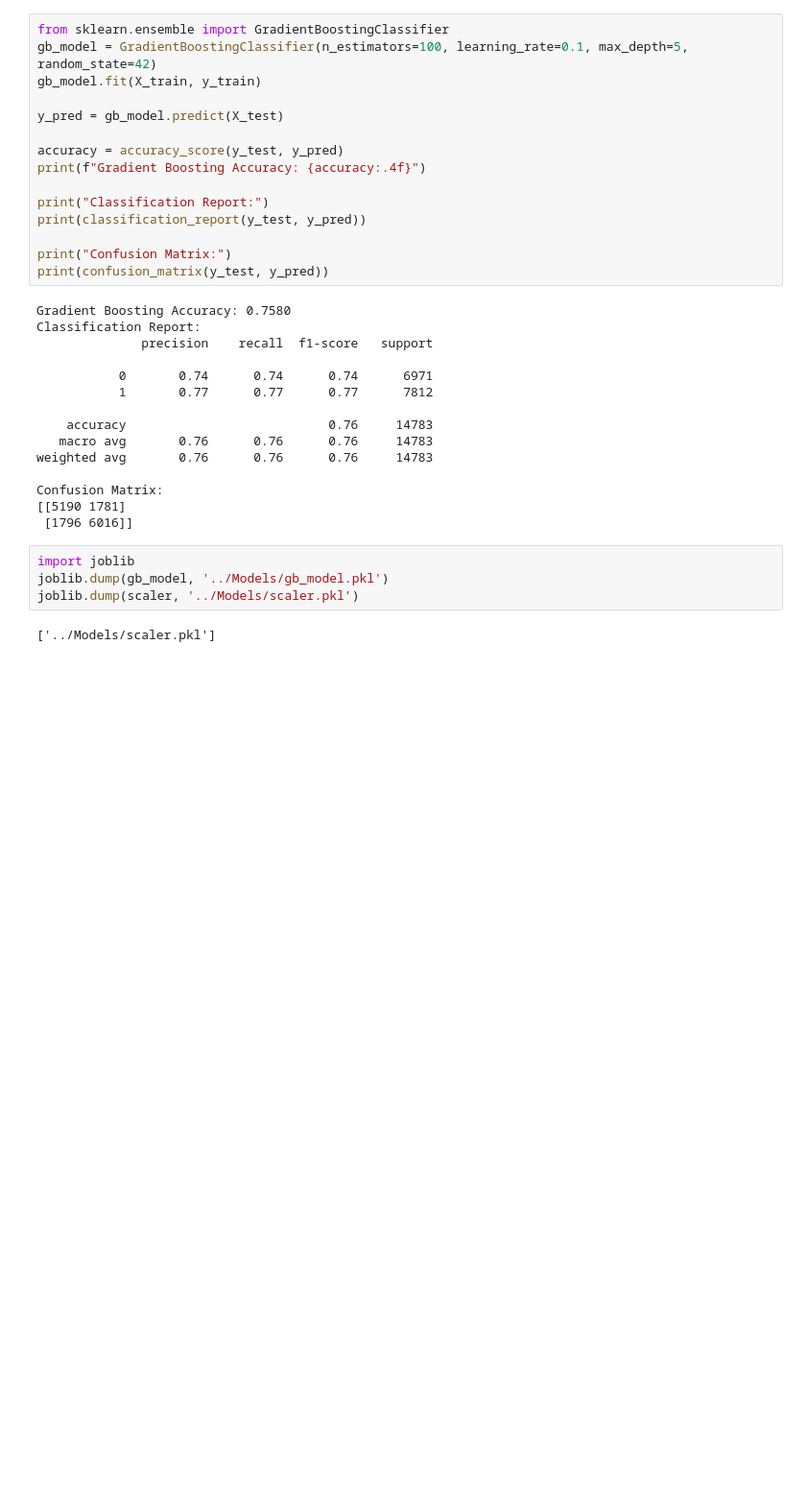
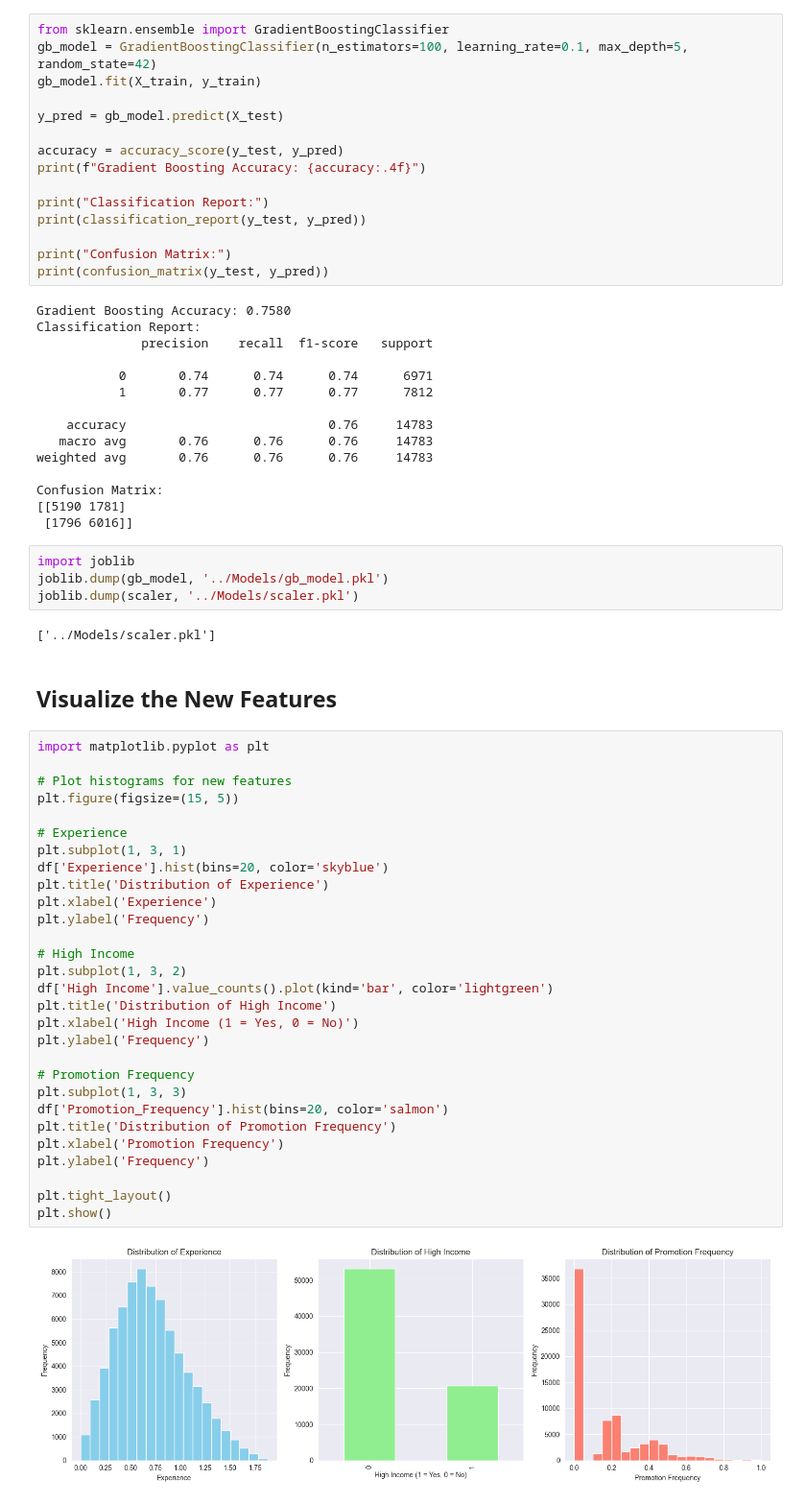
Before and after one commit to AmodMatheesha2003/employee-attrition-prediction-ml, a Jupyter notebook: Notebooks/Feature Engineering.ipynb, the cells around one changed output. Shown: that part at 96% size. Cells and saved outputs as stored; diff of their text form; blank space fills up the shorter version.

Commit message:
Update Visualizations for Feature Engineering.ipynb

```diff
--- a/Notebooks/Feature Engineering.ipynb
+++ b/Notebooks/Feature Engineering.ipynb
@@ -218,3 +218,36 @@ joblib.dump(gb_model, '../Models/gb_model.pkl')
 joblib.dump(scaler, '../Models/scaler.pkl')
 # %% [output]
 ['../Models/scaler.pkl']
+# %% [markdown]
+<h2>Visualize the New Features</h2>
+# %%
+import matplotlib.pyplot as plt
+
+# Plot histograms for new features
+plt.figure(figsize=(15, 5))
+
+# Experience
+plt.subplot(1, 3, 1)
+df['Experience'].hist(bins=20, color='skyblue')
+plt.title('Distribution of Experience')
+plt.xlabel('Experience')
+plt.ylabel('Frequency')
+
+# High Income
+plt.subplot(1, 3, 2)
+df['High Income'].value_counts().plot(kind='bar', color='lightgreen')
+plt.title('Distribution of High Income')
+plt.xlabel('High Income (1 = Yes, 0 = No)')
+plt.ylabel('Frequency')
+
+# Promotion Frequency
+plt.subplot(1, 3, 3)
+df['Promotion_Frequency'].hist(bins=20, color='salmon')
+plt.title('Distribution of Promotion Frequency')
+plt.xlabel('Promotion Frequency')
+plt.ylabel('Frequency')
+
+plt.tight_layout()
+plt.show()
+# %% [output]
+[figure, added]
```
Also changed, not shown: parts of 8 cells of this notebook.
